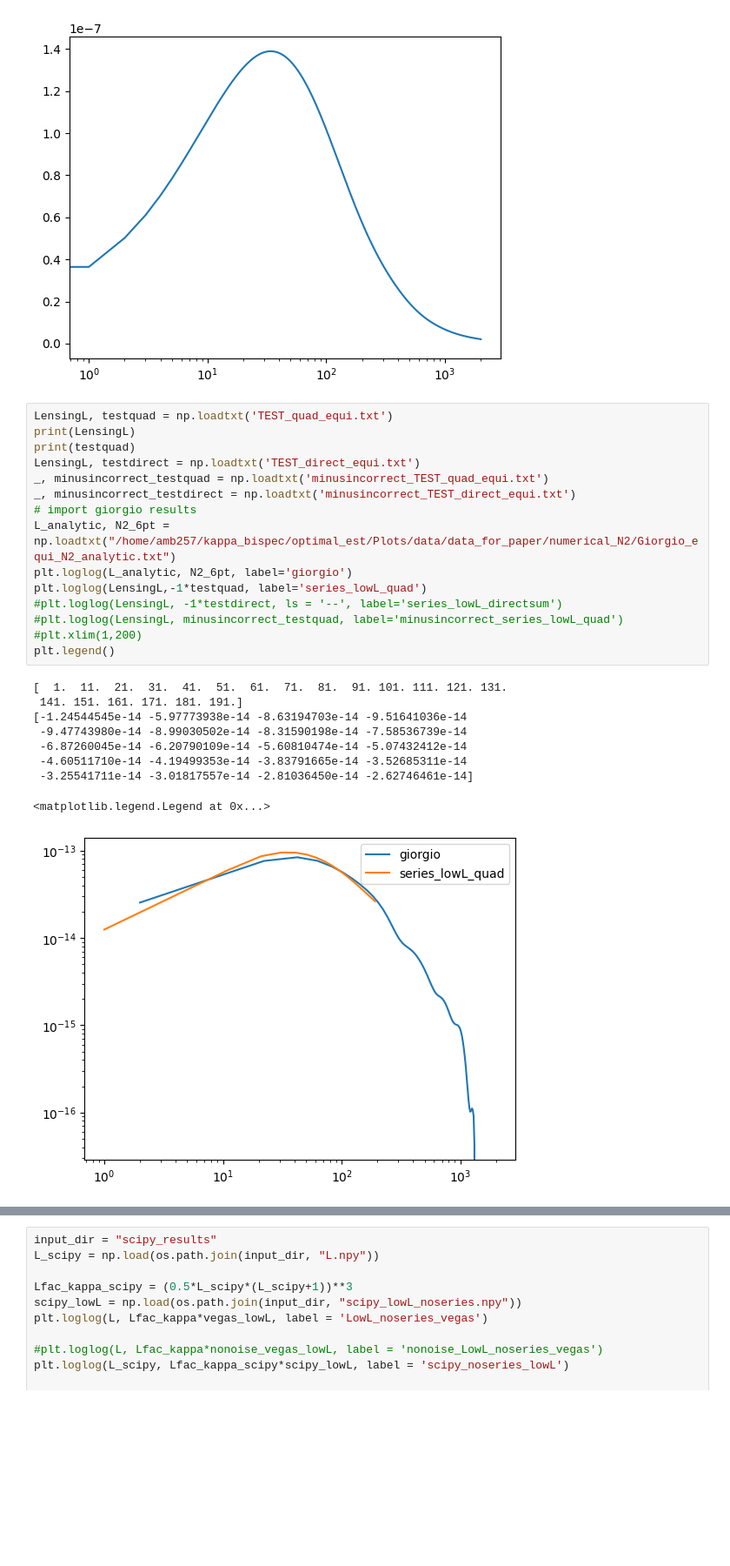
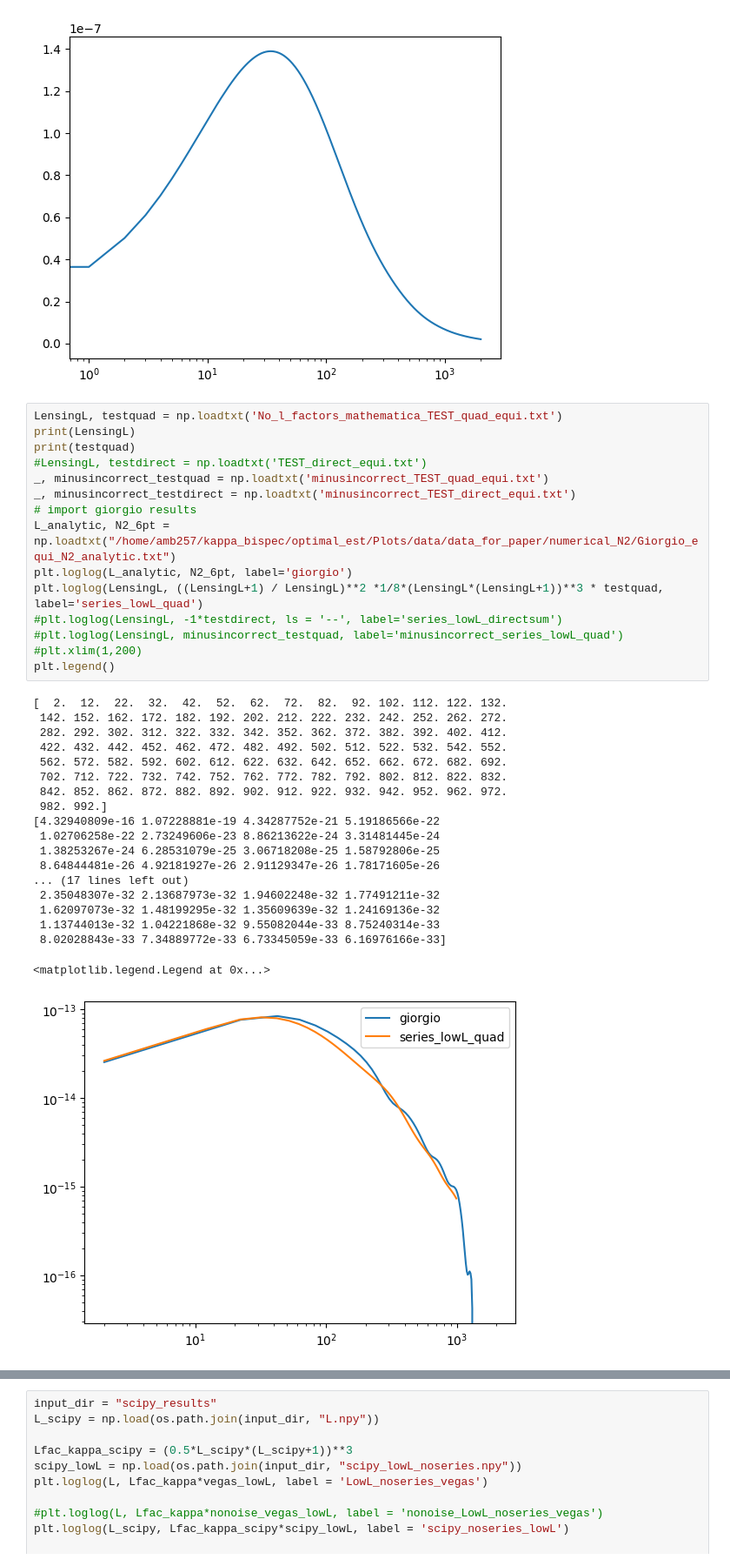
Before and after one commit to aleksandrbowkis/bispec_opt_est, a Jupyter notebook: N2_numerical/N2_tests.ipynb, the cells around one changed output, grey strips where cells are left out. Shown at 87% size. Drawn from its saved outputs; the diff is of its cells as text; blank space fills up the shorter version.

```diff
--- a/N2_numerical/N2_tests.ipynb
+++ b/N2_numerical/N2_tests.ipynb
@@ -48,30 +48,40 @@ plt.show()
 [figure]
 [figure]
 # %%
-LensingL, testquad = np.loadtxt('TEST_quad_equi.txt')
+LensingL, testquad = np.loadtxt('No_l_factors_mathematica_TEST_quad_equi.txt')
 print(LensingL)
 print(testquad)
-LensingL, testdirect = np.loadtxt('TEST_direct_equi.txt')
+#LensingL, testdirect = np.loadtxt('TEST_direct_equi.txt')
 _, minusincorrect_testquad = np.loadtxt('minusincorrect_TEST_quad_equi.txt')
 _, minusincorrect_testdirect = np.loadtxt('minusincorrect_TEST_direct_equi.txt')
 # import giorgio results
 L_analytic, N2_6pt = np.loadtxt("/home/amb257/kappa_bispec/optimal_est/Plots/data/data_for_paper/numerical_N2/Giorgio_equi_N2_analytic.txt")
 plt.loglog(L_analytic, N2_6pt, label='giorgio')
-plt.loglog(LensingL,-1*testquad, label='series_lowL_quad')
+plt.loglog(LensingL, ((LensingL+1) / LensingL)**2 *1/8*(LensingL*(LensingL+1))**3 * testquad, label='series_lowL_quad')
 #plt.loglog(LensingL, -1*testdirect, ls = '--', label='series_lowL_directsum')
 #plt.loglog(LensingL, minusincorrect_testquad, label='minusincorrect_series_lowL_quad')
 #plt.xlim(1,200)
 plt.legend()
 # %% [output]
-[  1.  11.  21.  31.  41.  51.  61.  71.  81.  91. 101. 111. 121. 131.
- 141. 151. 161. 171. 181. 191.]
-[-1.24544545e-14 -5.97773938e-14 -8.63194703e-14 -9.51641036e-14
- -9.47743980e-14 -8.99030502e-14 -8.31590198e-14 -7.58536739e-14
- -6.87260045e-14 -6.20790109e-14 -5.60810474e-14 -5.07432412e-14
- -4.60511710e-14 -4.19499353e-14 -3.83791665e-14 -3.52685311e-14
- -3.25541711e-14 -3.01817557e-14 -2.81036450e-14 -2.62746461e-14]
+[  2.  12.  22.  32.  42.  52.  62.  72.  82.  92. 102. 112. 122. 132.
+ 142. 152. 162. 172. 182. 192. 202. 212. 222. 232. 242. 252. 262. 272.
+ 282. 292. 302. 312. 322. 332. 342. 352. 362. 372. 382. 392. 402. 412.
+ 422. 432. 442. 452. 462. 472. 482. 492. 502. 512. 522. 532. 542. 552.
+ 562. 572. 582. 592. 602. 612. 622. 632. 642. 652. 662. 672. 682. 692.
+ 702. 712. 722. 732. 742. 752. 762. 772. 782. 792. 802. 812. 822. 832.
+ 842. 852. 862. 872. 882. 892. 902. 912. 922. 932. 942. 952. 962. 972.
+ 982. 992.]
+[4.32940809e-16 1.07228881e-19 4.34287752e-21 5.19186566e-22
+ 1.02706258e-22 2.73249606e-23 8.86213622e-24 3.31481445e-24
+ 1.38253267e-24 6.28531079e-25 3.06718208e-25 1.58792806e-25
+ 8.64844481e-26 4.92181927e-26 2.91129347e-26 1.78171605e-26
+... (17 lines left out)
+ 2.35048307e-32 2.13687973e-32 1.94602248e-32 1.77491211e-32
+ 1.62097073e-32 1.48199295e-32 1.35609639e-32 1.24169136e-32
+ 1.13744013e-32 1.04221868e-32 9.55082044e-33 8.75240314e-33
+ 8.02028843e-33 7.34889772e-33 6.73345059e-33 6.16976166e-33]
 <matplotlib.legend.Legend at 0x...>
-[figure, old version]
+[figure, new version]
 # %%
 input_dir = "vegas_results"
 L = np.load(os.path.join(input_dir, "L.npy"))
```
Also changed, not shown: parts of 1 cell of this notebook, 10 other files.
